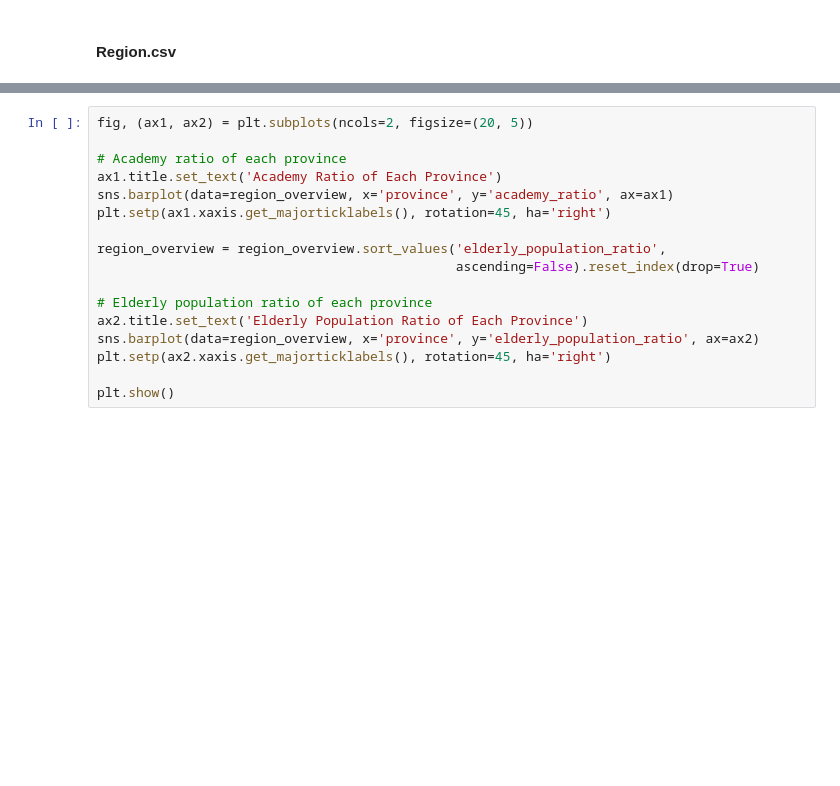
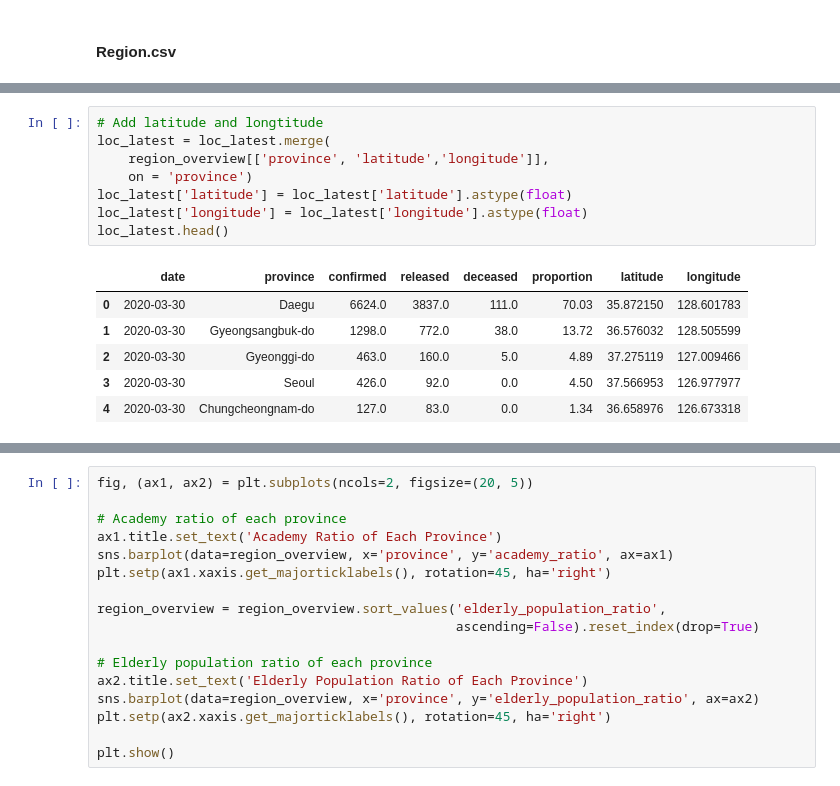
Before and after one commit to hwuiwon/covid-19-analysis-kr, a Jupyter notebook: Covid-19-in-South-Korea.ipynb, the cells around one changed output, grey strips where cells are left out. Cells and saved outputs as stored; diff of their text form; blank space fills up the shorter version.

```diff
--- a/Covid-19-in-South-Korea.ipynb
+++ b/Covid-19-in-South-Korea.ipynb
@@ -365,3 +370,18 @@ region_overview.head()
 | 2 | 50000 | Jeollabuk-do | 35.820308 | 127.108791 | 419 | 519 | 19 | ... |
 | 3 | 17000 | Sejong | 36.480132 | 127.289021 | 48 | 60 | 3 | ... |
 | 4 | 61000 | Gyeongsangnam-do | 35.238294 | 128.692397 | 501 | 686 | 21 | ... |
+# %%
+# Add latitude and longtitude
+loc_latest = loc_latest.merge(
+    region_overview[['province', 'latitude','longitude']],
+    on = 'province')
+loc_latest['latitude'] = loc_latest['latitude'].astype(float)
+loc_latest['longitude'] = loc_latest['longitude'].astype(float)
+loc_latest.head()
+# %% [output]
+|  | date | province | confirmed | released | deceased | proportion | latitude | longitude |
+| 0 | 2020-03-30 | Daegu | 6624.0 | 3837.0 | 111.0 | 70.03 | 35.872150 | 128.601783 |
+| 1 | 2020-03-30 | Gyeongsangbuk-do | 1298.0 | 772.0 | 38.0 | 13.72 | 36.576032 | 128.505599 |
+| 2 | 2020-03-30 | Gyeonggi-do | 463.0 | 160.0 | 5.0 | 4.89 | 37.275119 | 127.009466 |
+| 3 | 2020-03-30 | Seoul | 426.0 | 92.0 | 0.0 | 4.50 | 37.566953 | 126.977977 |
+| 4 | 2020-03-30 | Chungcheongnam-do | 127.0 | 83.0 | 0.0 | 1.34 | 36.658976 | 126.673318 |
```
Also changed, not shown: parts of 7 cells of this notebook.
